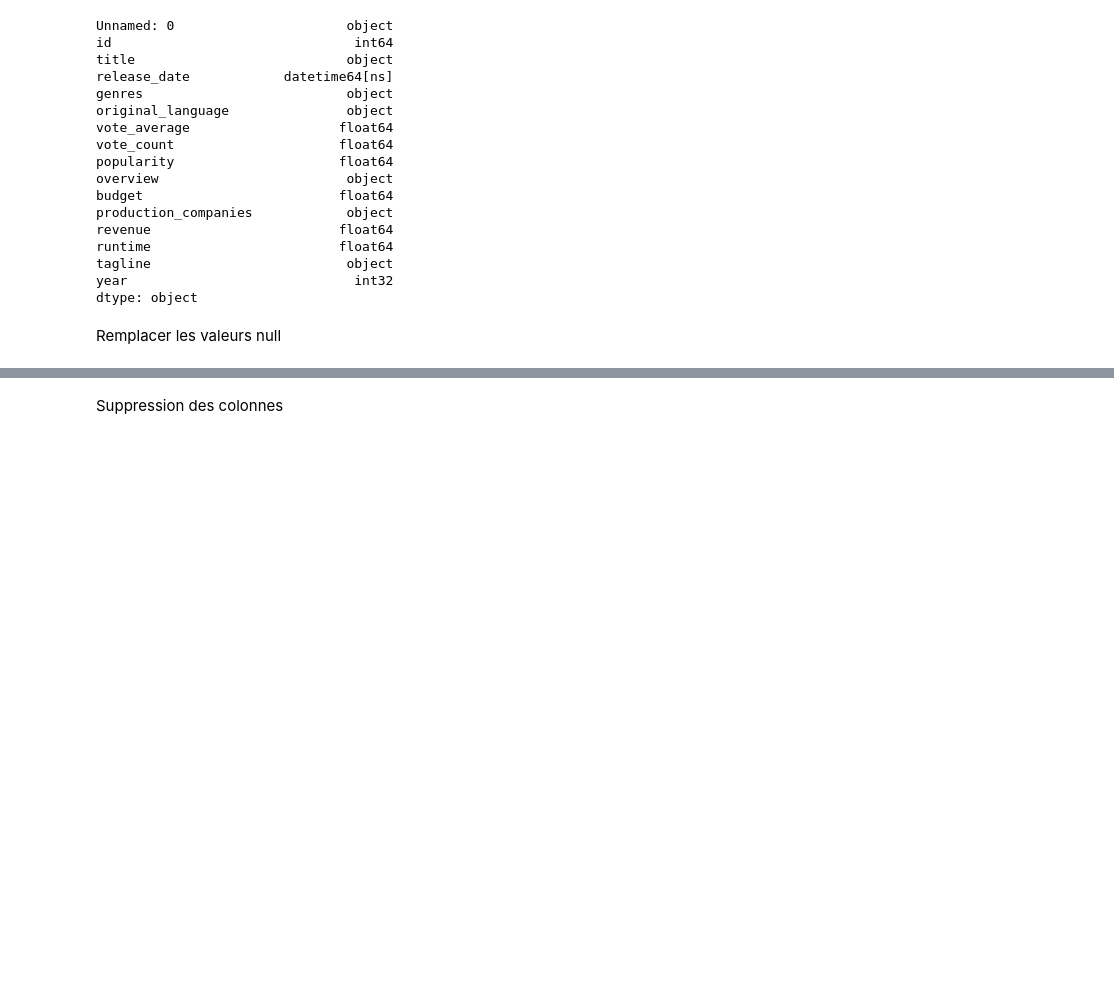
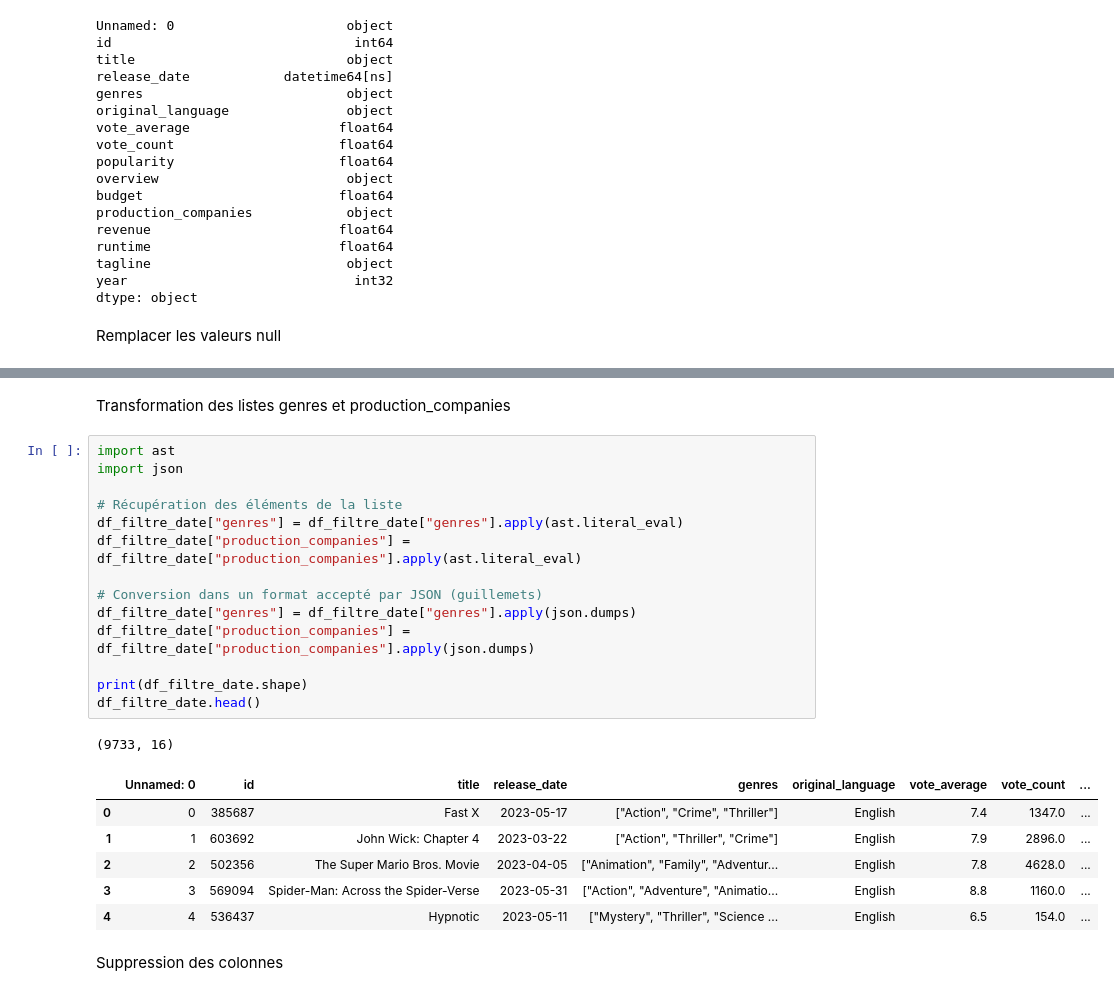
Before and after one commit to Tls-Cid31/DataViz_Movies, a Jupyter notebook: Transformation DataSet/Dataset_Transform.ipynb, the cells around one changed output, grey strips where cells are left out. Drawn from its saved outputs; the diff is of its cells as text; blank space fills up the shorter version.

```diff
--- a/Transformation DataSet/Dataset_Transform.ipynb
+++ b/Transformation DataSet/Dataset_Transform.ipynb
@@ -115,6 +120,30 @@ df_filtre_date.head()
 | 2 | 2 | 502356 | The Super Mario Bros. Movie | 2023-04-05 | ['Animation', 'Family', 'Adventur... | English | 7.8 | 4628.0 | ... |
 | 3 | 3 | 569094 | Spider-Man: Across the Spider-Verse | 2023-05-31 | ['Action', 'Adventure', 'Animatio... | English | 8.8 | 1160.0 | ... |
 | 4 | 4 | 536437 | Hypnotic | 2023-05-11 | ['Mystery', 'Thriller', 'Science ... | English | 6.5 | 154.0 | ... |
+# %% [markdown]
+Transformation des listes genres et production_companies
+# %%
+import ast
+import json
+
+# Récupération des éléments de la liste
+df_filtre_date["genres"] = df_filtre_date["genres"].apply(ast.literal_eval)
+df_filtre_date["production_companies"] = df_filtre_date["production_companies"].apply(ast.literal_eval)
+
+# Conversion dans un format accepté par JSON (guillemets)
+df_filtre_date["genres"] = df_filtre_date["genres"].apply(json.dumps)
+df_filtre_date["production_companies"] = df_filtre_date["production_companies"].apply(json.dumps)
+
+print(df_filtre_date.shape)
+df_filtre_date.head()
+# %% [output]
+(9733, 16)
+|  | Unnamed: 0 | id | title | release_date | genres | original_language | vote_average | vote_count | ... |
+| 0 | 0 | 385687 | Fast X | 2023-05-17 | ["Action", "Crime", "Thriller"] | English | 7.4 | 1347.0 | ... |
+| 1 | 1 | 603692 | John Wick: Chapter 4 | 2023-03-22 | ["Action", "Thriller", "Crime"] | English | 7.9 | 2896.0 | ... |
+| 2 | 2 | 502356 | The Super Mario Bros. Movie | 2023-04-05 | ["Animation", "Family", "Adventur... | English | 7.8 | 4628.0 | ... |
+| 3 | 3 | 569094 | Spider-Man: Across the Spider-Verse | 2023-05-31 | ["Action", "Adventure", "Animatio... | English | 8.8 | 1160.0 | ... |
+| 4 | 4 | 536437 | Hypnotic | 2023-05-11 | ["Mystery", "Thriller", "Science ... | English | 6.5 | 154.0 | ... |
 # %% [markdown]
 Suppression des colonnes
 # %%
```
Also changed, not shown: parts of 3 cells of this notebook, 4 other files.
